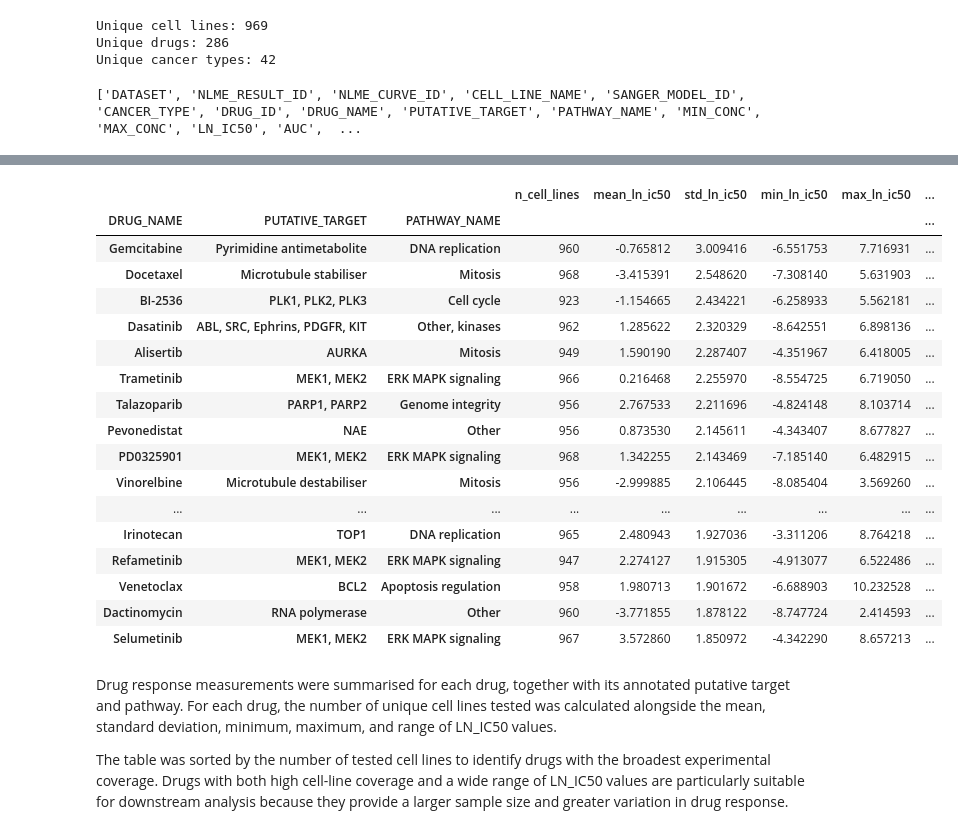
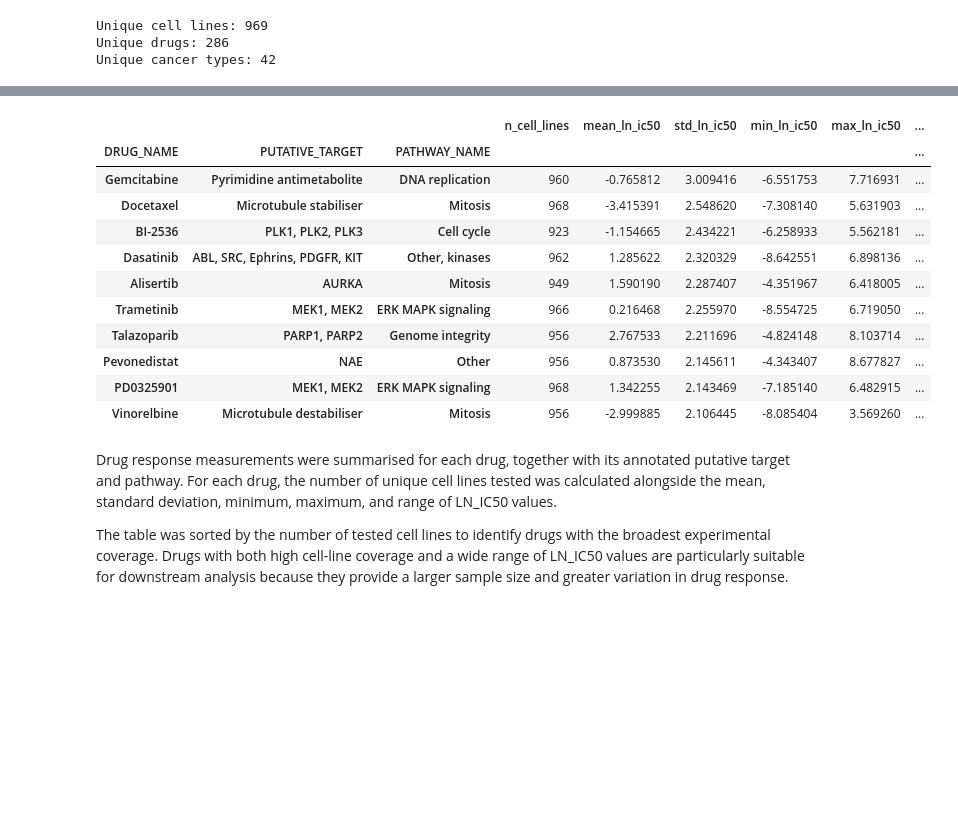
Before and after one commit to carolinemalaihull/trametinib-drug-response-ml, a Jupyter notebook: notebooks/01_data_exploration.ipynb, the cells around one changed output, grey strips where cells are left out. Drawn from its saved outputs; the diff is of its cells as text; code cells hidden in the pictures; blank space fills up the shorter version.

```diff
--- a/notebooks/01_data_exploration.ipynb
+++ b/notebooks/01_data_exploration.ipynb
@@ -127,10 +116,6 @@ print("Unique cancer types:", gdsc["CANCER_TYPE"].nunique())
 Unique cell lines: 969
 Unique drugs: 286
 Unique cancer types: 42
-# %%
-print(gdsc.columns.tolist())
-# %% [output]
-['DATASET', 'NLME_RESULT_ID', 'NLME_CURVE_ID', 'CELL_LINE_NAME', 'SANGER_MODEL_ID', 'CANCER_TYPE', 'DRUG_ID', 'DRUG_NAME', 'PUTATIVE_TARGET', 'PATHWAY_NAME', 'MIN_CONC', 'MAX_CONC', 'LN_IC50', 'AUC',  ...
 # %%
 # Summarise drug coverage and the distribution of LN_IC50 values for each drug
 # The drugs are grouped by name, putative target, and pathway, then ranked by the number of unique cell lines tested.
@@ -173,28 +158,22 @@ drug_summary.head(30)
 # %%
 high_coverage_drugs = drug_summary[
     drug_summary["n_cell_lines"] >= 900
 ].sort_values("std_ln_ic50", ascending=False)
 
-high_coverage_drugs.head(20)
+high_coverage_drugs.head(10)
 # %% [output]
 |  |  |  | n_cell_lines | mean_ln_ic50 | std_ln_ic50 | min_ln_ic50 | max_ln_ic50 | ... |
 | DRUG_NAME | PUTATIVE_TARGET | PATHWAY_NAME |  |  |  |  |  | ... |
 | Gemcitabine | Pyrimidine antimetabolite | DNA replication | 960 | -0.765812 | 3.009416 | -6.551753 | 7.716931 | ... |
 | Docetaxel | Microtubule stabiliser | Mitosis | 968 | -3.415391 | 2.548620 | -7.308140 | 5.631903 | ... |
 | BI-2536 | PLK1, PLK2, PLK3 | Cell cycle | 923 | -1.154665 | 2.434221 | -6.258933 | 5.562181 | ... |
 | Dasatinib | ABL, SRC, Ephrins, PDGFR, KIT | Other, kinases | 962 | 1.285622 | 2.320329 | -8.642551 | 6.898136 | ... |
 | Alisertib | AURKA | Mitosis | 949 | 1.590190 | 2.287407 | -4.351967 | 6.418005 | ... |
 | Trametinib | MEK1, MEK2 | ERK MAPK signaling | 966 | 0.216468 | 2.255970 | -8.554725 | 6.719050 | ... |
 | Talazoparib | PARP1, PARP2 | Genome integrity | 956 | 2.767533 | 2.211696 | -4.824148 | 8.103714 | ... |
 | Pevonedistat | NAE | Other | 956 | 0.873530 | 2.145611 | -4.343407 | 8.677827 | ... |
 | PD0325901 | MEK1, MEK2 | ERK MAPK signaling | 968 | 1.342255 | 2.143469 | -7.185140 | 6.482915 | ... |
 | Vinorelbine | Microtubule destabiliser | Mitosis | 956 | -2.999885 | 2.106445 | -8.085404 | 3.569260 | ... |
-| ... | ... | ... | ... | ... | ... | ... | ... | ... |
-| Irinotecan | TOP1 | DNA replication | 965 | 2.480943 | 1.927036 | -3.311206 | 8.764218 | ... |
-| Refametinib | MEK1, MEK2 | ERK MAPK signaling | 947 | 2.274127 | 1.915305 | -4.913077 | 6.522486 | ... |
-| Venetoclax | BCL2 | Apoptosis regulation | 958 | 1.980713 | 1.901672 | -6.688903 | 10.232528 | ... |
-| Dactinomycin | RNA polymerase | Other | 960 | -3.771855 | 1.878122 | -8.747724 | 2.414593 | ... |
-| Selumetinib | MEK1, MEK2 | ERK MAPK signaling | 967 | 3.572860 | 1.850972 | -4.342290 | 8.657213 | ... |
 # %% [markdown]
 Drug response measurements were summarised for each drug, together with its annotated putative target and pathway. For each drug, the number of unique cell lines tested was calculated alongside the mean, standard deviation, minimum, maximum, and range of LN_IC50 values.
 
```
Also changed, not shown: parts of 47 cells of this notebook.
